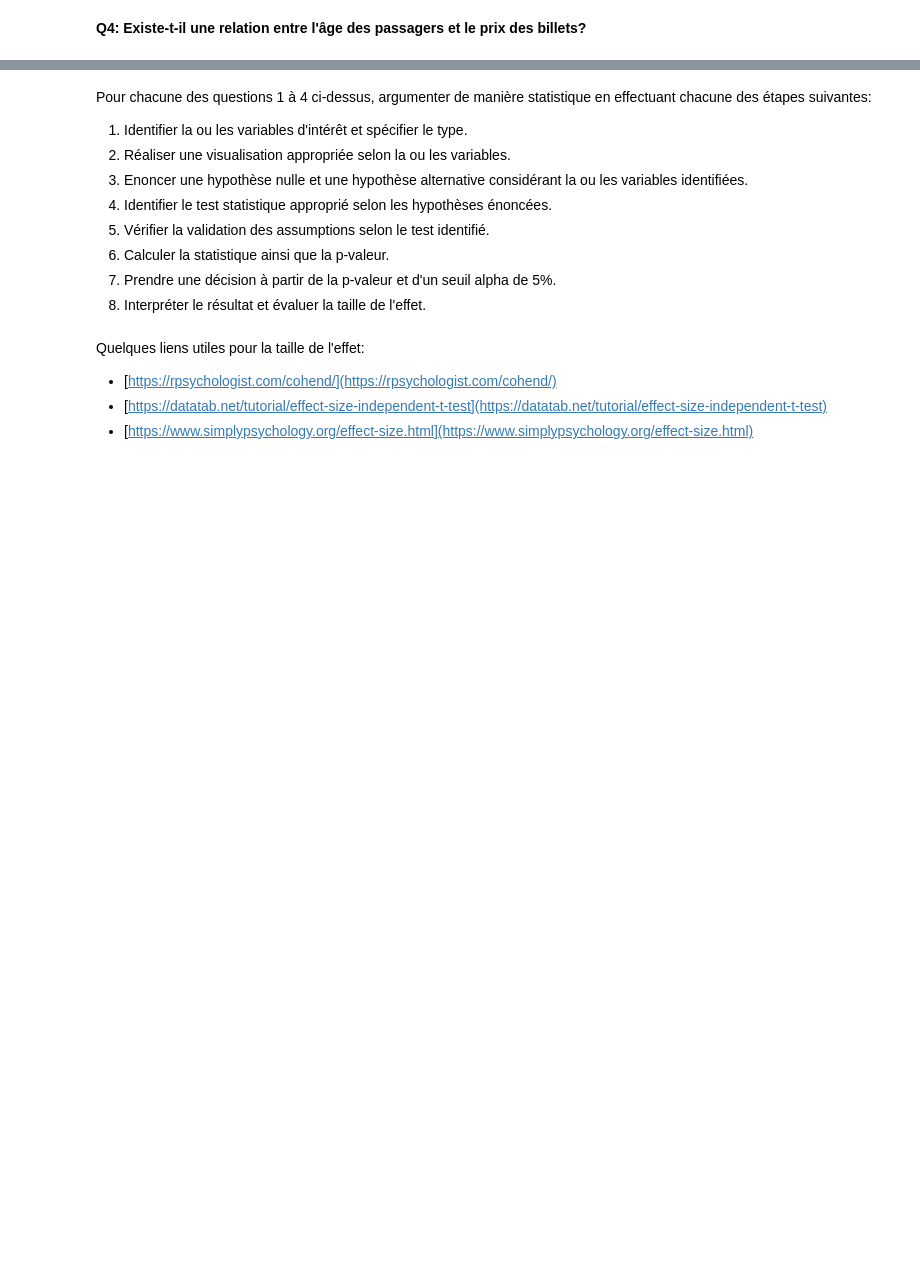
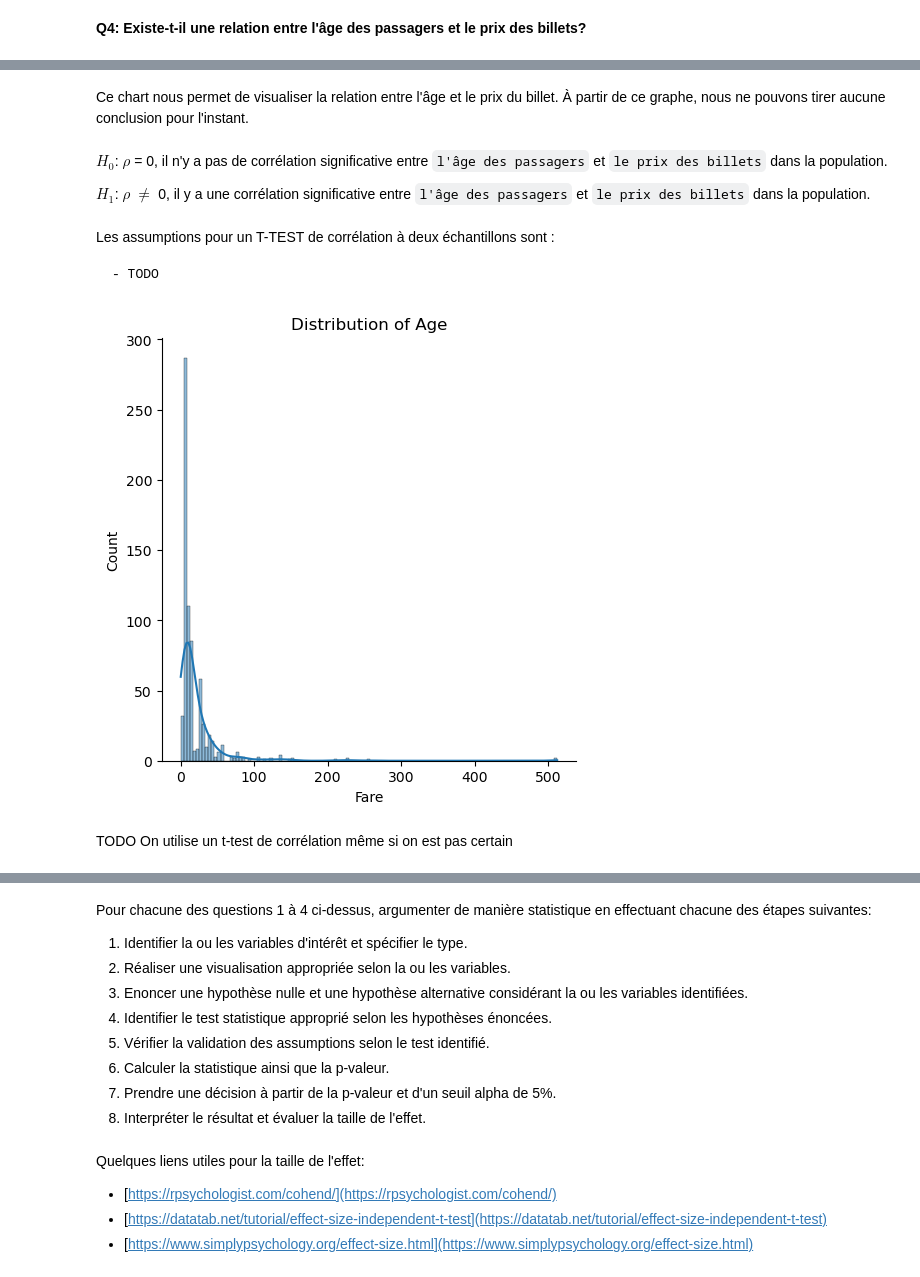
Before and after one commit to VictorFeller/Analyse-de-donn-es-Titanic, a Jupyter notebook: Projet.ipynb, the cells around one changed output, grey strips where cells are left out. Saved outputs shown, nothing was run; the diff lists cells and outputs as text; code cells hidden in the pictures; blank space fills up the shorter version.

```diff
--- a/Projet.ipynb
+++ b/Projet.ipynb
@@ -324,0 +349,25 @@ Statistiquement, la différence est importante, mais l'orsqu'un "humain" effectu
+# %% [markdown]
+Ce chart nous permet de visualiser la relation entre l'âge et le prix du billet.
+À partir de ce graphe, nous ne pouvons tirer aucune conclusion pour l'instant.
+# %% [markdown]
+$H_0$: $\rho$ = 0, il n'y a pas de corrélation significative entre `l'âge des passagers` et `le prix des billets` dans la population.
+
+$H_1$: $\rho$ $\ne$ 0, il y a une corrélation significative entre `l'âge des passagers` et `le prix des billets` dans la population.
+# %% [markdown]
+Les assumptions pour un T-TEST de corrélation à deux échantillons sont :
+
+    - TODO
+# %%
+# Histogramme de l'âge des passagers
+sns.displot(
+    data=data_clean, # notre dataframe
+    x="Fare", # notre colonne
+    kde=True # ajouter une courbe d'estimation
+)
+plt.title("Distribution of Age")
+plt.show()
+# %% [output]
+[figure, added]
+# %% [markdown]
+TODO
+On utilise un t-test de corrélation même si on est pas certain
```
Also changed, not shown: parts of 7 cells of this notebook.
